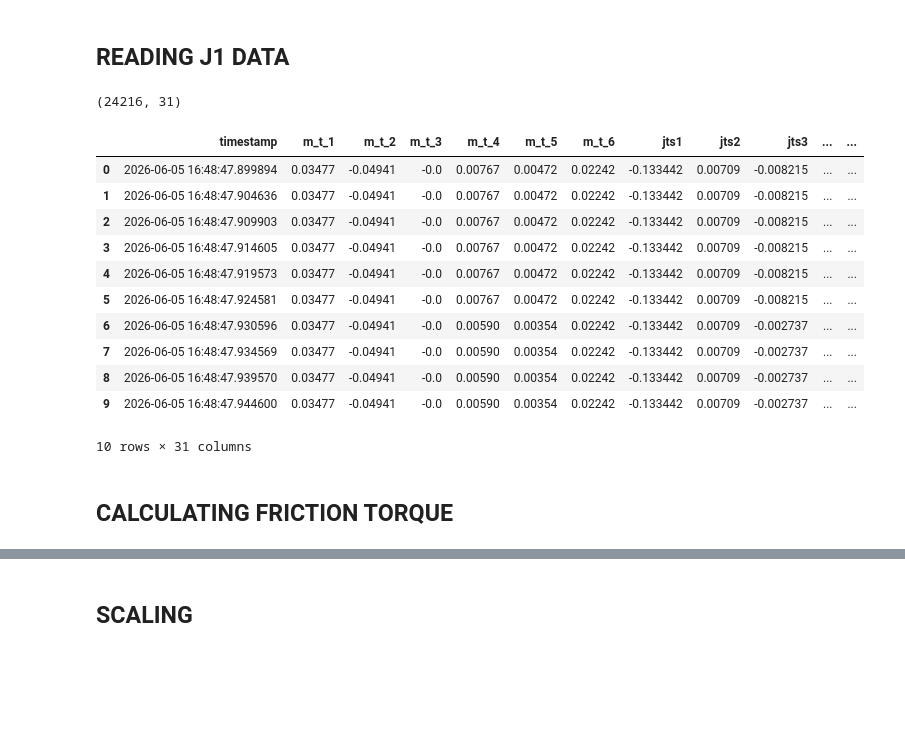
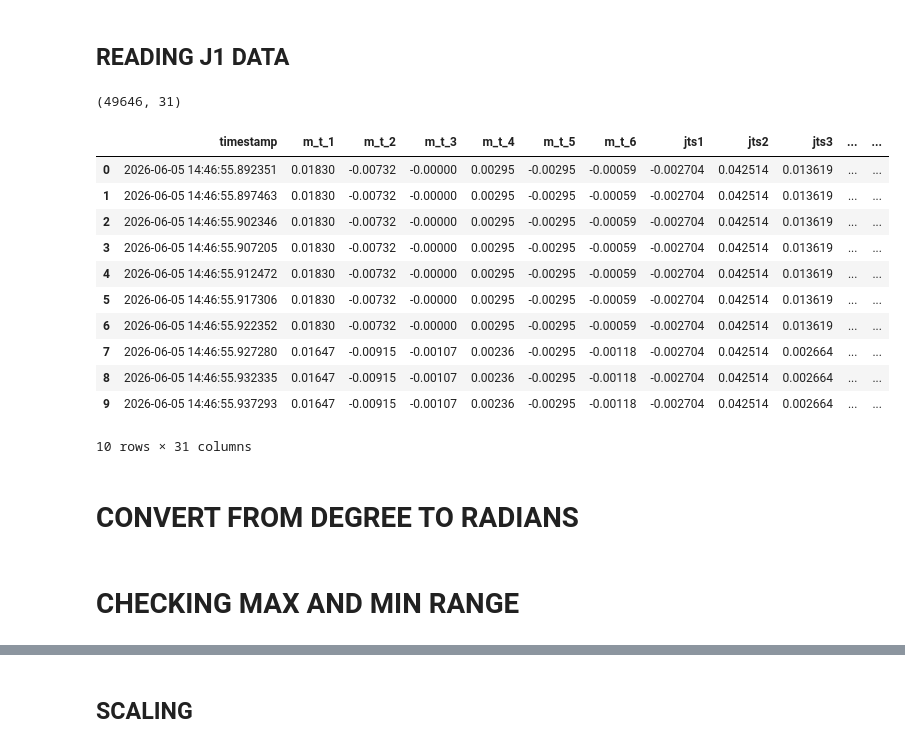
Before and after one commit to SDprogramer/Friction_Modelling, a Jupyter notebook: EXP_1/PINN_File/main.ipynb, the cells around one changed output, grey strips where cells are left out. Drawn from its saved outputs; the diff is of its cells as text; code cells hidden in the pictures; blank space fills up the shorter version.

```diff
--- a/EXP_1/PINN_File/main.ipynb
+++ b/EXP_1/PINN_File/main.ipynb
@@ -203,23 +199,21 @@ Saved at -> S:/Nit Durgapur/College 6th Sem/CSIR-CMERI/Friction_Modelling/EXP_1/
 # %%
 df = pd.read_csv(
     folder_path +
-    r"\J2_acceleration.csv"
+    r"\J1_acceleration.csv"
 )
 print(df.shape)
 df.head(10)
 # %% [output]
-(24216, 31)
+(49646, 31)
 |  | timestamp | m_t_1 | m_t_2 | m_t_3 | m_t_4 | m_t_5 | m_t_6 | jts1 | jts2 | jts3 | ... | ... |
-| 0 | 2026-06-05 16:48:47.899894 | 0.03477 | -0.04941 | -0.0 | 0.00767 | 0.00472 | 0.02242 | -0.133442 | 0.00709 | -0.008215 | ... | ... |
-| 1 | 2026-06-05 16:48:47.904636 | 0.03477 | -0.04941 | -0.0 | 0.00767 | 0.00472 | 0.02242 | -0.133442 | 0.00709 | -0.008215 | ... | ... |
-| 2 | 2026-06-05 16:48:47.909903 | 0.03477 | -0.04941 | -0.0 | 0.00767 | 0.00472 | 0.02242 | -0.133442 | 0.00709 | -0.008215 | ... | ... |
-| 3 | 2026-06-05 16:48:47.914605 | 0.03477 | -0.04941 | -0.0 | 0.00767 | 0.00472 | 0.02242 | -0.133442 | 0.00709 | -0.008215 | ... | ... |
-| 4 | 2026-06-05 16:48:47.919573 | 0.03477 | -0.04941 | -0.0 | 0.00767 | 0.00472 | 0.02242 | -0.133442 | 0.00709 | -0.008215 | ... | ... |
-| 5 | 2026-06-05 16:48:47.924581 | 0.03477 | -0.04941 | -0.0 | 0.00767 | 0.00472 | 0.02242 | -0.133442 | 0.00709 | -0.008215 | ... | ... |
-| 6 | 2026-06-05 16:48:47.930596 | 0.03477 | -0.04941 | -0.0 | 0.00590 | 0.00354 | 0.02242 | -0.133442 | 0.00709 | -0.002737 | ... | ... |
-| 7 | 2026-06-05 16:48:47.934569 | 0.03477 | -0.04941 | -0.0 | 0.00590 | 0.00354 | 0.02242 | -0.133442 | 0.00709 | -0.002737 | ... | ... |
-| 8 | 2026-06-05 16:48:47.939570 | 0.03477 | -0.04941 | -0.0 | 0.00590 | 0.00354 | 0.02242 | -0.133442 | 0.00709 | -0.002737 | ... | ... |
-| 9 | 2026-06-05 16:48:47.944600 | 0.03477 | -0.04941 | -0.0 | 0.00590 | 0.00354 | 0.02242 | -0.133442 | 0.00709 | -0.002737 | ... | ... |
+| 0 | 2026-06-05 14:46:55.892351 | 0.01830 | -0.00732 | -0.00000 | 0.00295 | -0.00295 | -0.00059 | -0.002704 | 0.042514 | 0.013619 | ... | ... |
+| 1 | 2026-06-05 14:46:55.897463 | 0.01830 | -0.00732 | -0.00000 | 0.00295 | -0.00295 | -0.00059 | -0.002704 | 0.042514 | 0.013619 | ... | ... |
+| 2 | 2026-06-05 14:46:55.902346 | 0.01830 | -0.00732 | -0.00000 | 0.00295 | -0.00295 | -0.00059 | -0.002704 | 0.042514 | 0.013619 | ... | ... |
+| 3 | 2026-06-05 14:46:55.907205 | 0.01830 | -0.00732 | -0.00000 | 0.00295 | -0.00295 | -0.00059 | -0.002704 | 0.042514 | 0.013619 | ... | ... |
+| 4 | 2026-06-05 14:46:55.912472 | 0.01830 | -0.00732 | -0.00000 | 0.00295 | -0.00295 | -0.00059 | -0.002704 | 0.042514 | 0.013619 | ... | ... |
+| 5 | 2026-06-05 14:46:55.917306 | 0.01830 | -0.00732 | -0.00000 | 0.00295 | -0.00295 | -0.00059 | -0.002704 | 0.042514 | 0.013619 | ... | ... |
+| 6 | 2026-06-05 14:46:55.922352 | 0.01830 | -0.00732 | -0.00000 | 0.00295 | -0.00295 | -0.00059 | -0.002704 | 0.042514 | 0.013619 | ... | ... |
+| 7 | 2026-06-05 14:46:55.927280 | 0.01647 | -0.00915 | -0.00107 | 0.00236 | -0.00295 | -0.00118 | -0.002704 | 0.042514 | 0.002664 | ... | ... |
+| 8 | 2026-06-05 14:46:55.932335 | 0.01647 | -0.00915 | -0.00107 | 0.00236 | -0.00295 | -0.00118 | -0.002704 | 0.042514 | 0.002664 | ... | ... |
+| 9 | 2026-06-05 14:46:55.937293 | 0.01647 | -0.00915 | -0.00107 | 0.00236 | -0.00295 | -0.00118 | -0.002704 | 0.042514 | 0.002664 | ... | ... |
 10 rows × 31 columns
-# %% [markdown]
-## CALCULATING FRICTION TORQUE
@@ -229,0 +220,2 @@ df["tf"] = ((N * df["m_t_1"]) - (df["jts1"]))
+# %% [markdown]
+# CONVERT FROM DEGREE TO RADIANS
@@ -229,0 +226,2 @@ df["tf"] = ((N * df["m_t_1"]) - (df["jts1"]))
+# %% [markdown]
+# CHECKING MAX AND MIN RANGE
```
Also changed, not shown: parts of 23 cells of this notebook, 1 other file.
